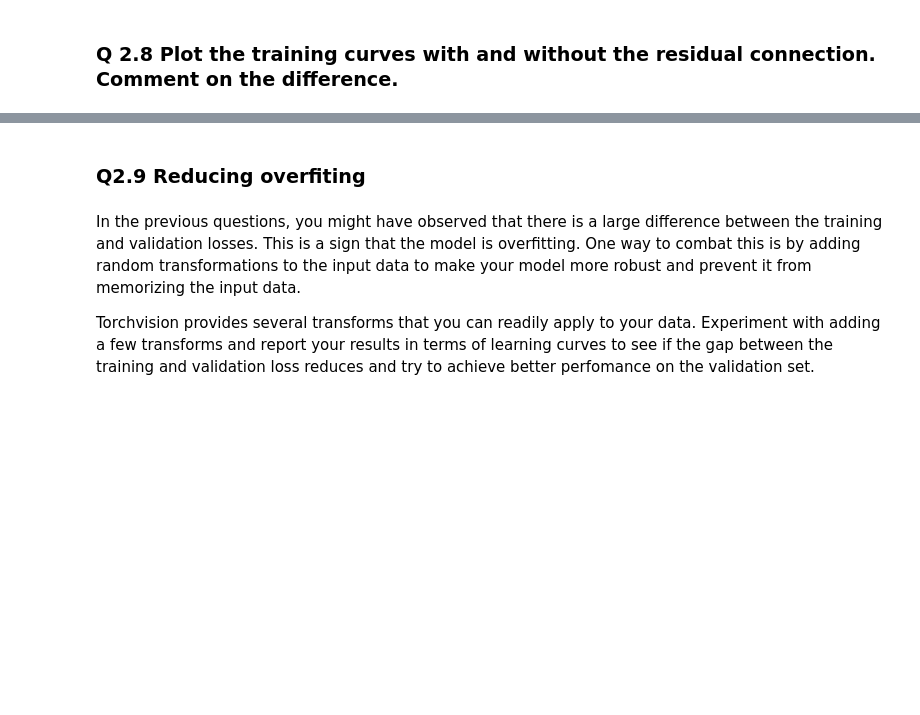
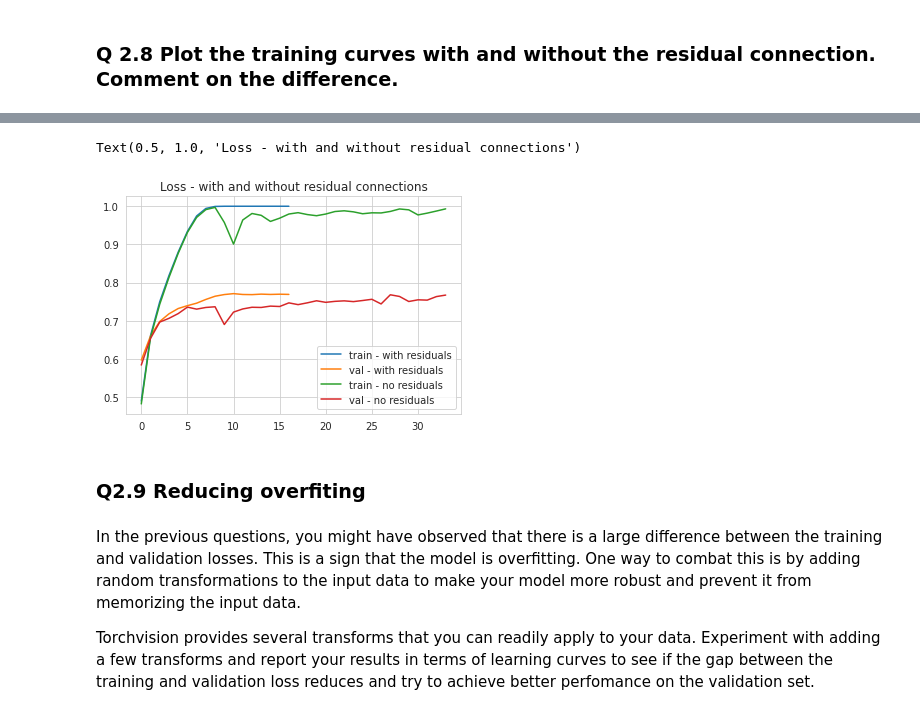
Before and after one commit to EricHe98/deep-learning, a Jupyter notebook: hw2/Q2.ipynb, the cells around one changed output, grey strips where cells are left out. Drawn from its saved outputs; the diff is of its cells as text; code cells hidden in the pictures; blank space fills up the shorter version.

```diff
--- a/hw2/Q2.ipynb
+++ b/hw2/Q2.ipynb
@@ -714,3 +881,13 @@ class ResidualConvnet(nn.Module):
+# %%
+plt.plot(a_t, label='train - with residuals')
+plt.plot(a_v, label='val - with residuals')
+plt.plot(a_t2, label='train - no residuals')
+plt.plot(a_v2, label='val - no residuals')
+plt.legend()
+plt.title('Loss - with and without residual connections')
+# %% [output]
+Text(0.5, 1.0, 'Loss - with and without residual connections')
+[figure, added]
 # %% [markdown]
 ### Q2.9 Reducing overfiting
 # %% [markdown]
```
Also changed, not shown: parts of 43 cells of this notebook, 1 other file.
